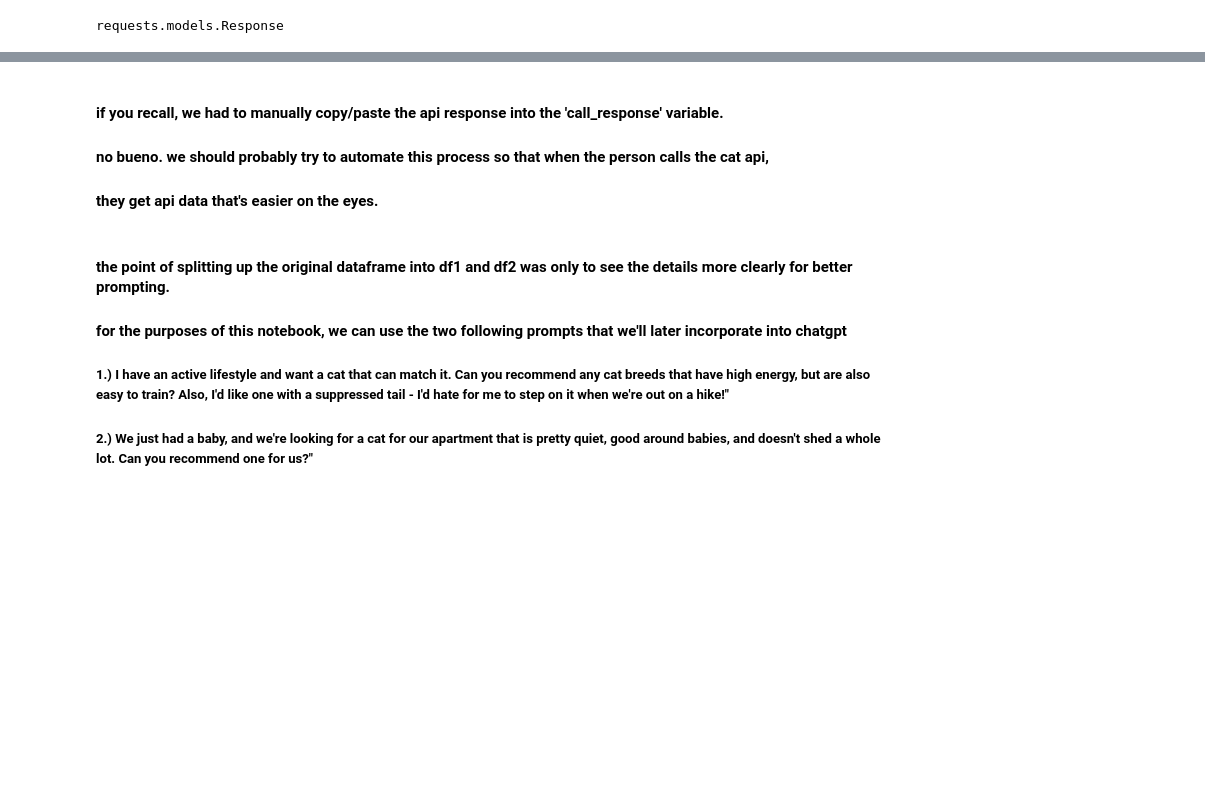
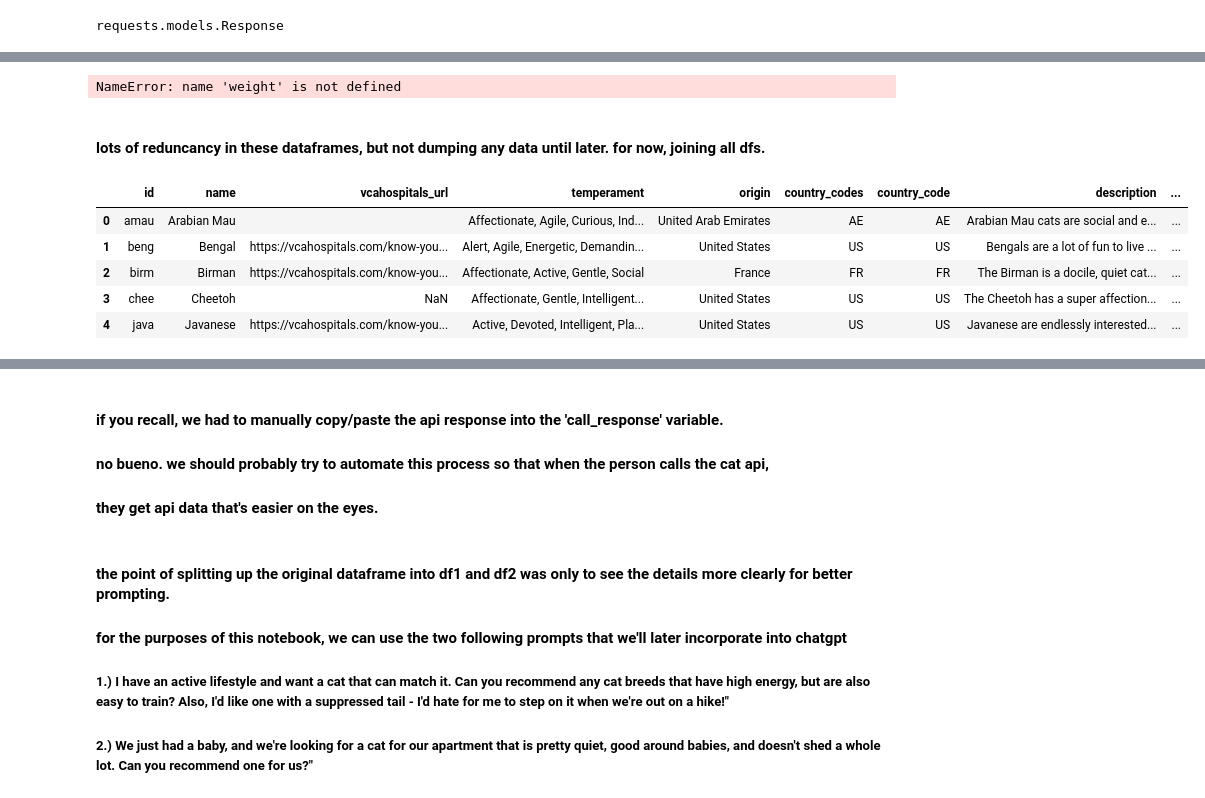
Before and after one commit to npj210mlk/new_api_tutorial, a Jupyter notebook: cat_chat.ipynb, the cells around one changed output, grey strips where cells are left out. Drawn from its saved outputs; the diff is of its cells as text; code cells hidden in the pictures; blank space fills up the shorter version.

```diff
--- a/cat_chat.ipynb
+++ b/cat_chat.ipynb
@@ -71,0 +174,24 @@ df1
+# %%
+# weight in 'breed_df1' is still being listed as a dictionary. Let's see if we can drop it.
+dropping_weight = ["weight"]
+
+breed_df1 = breed_df1.drop(labels = weight, axis = 1)
+
+breed_df1.head()
+# %% [output]
+NameError: name 'weight' is not defined
+# %% [markdown]
+#### lots of reduncancy in these dataframes, but not dumping any data until later. for now, joining all dfs.
+# %%
+# using pd.concat()
+
+master_df1 = pd.concat([api_df1, breed_df1, breed_df2], ignore_index = True)
+
+master_df1.head()
+# %% [output]
+|  | id | name | vcahospitals_url | temperament | origin | country_codes | country_code | description | ... |
+| 0 | amau | Arabian Mau |  | Affectionate, Agile, Curious, Ind... | United Arab Emirates | AE | AE | Arabian Mau cats are social and e... | ... |
+| 1 | beng | Bengal | https://vcahospitals.com/know-you... | Alert, Agile, Energetic, Demandin... | United States | US | US | Bengals are a lot of fun to live ... | ... |
+| 2 | birm | Birman | https://vcahospitals.com/know-you... | Affectionate, Active, Gentle, Social | France | FR | FR | The Birman is a docile, quiet cat... | ... |
+| 3 | chee | Cheetoh | NaN | Affectionate, Gentle, Intelligent... | United States | US | US | The Cheetoh has a super affection... | ... |
+| 4 | java | Javanese | https://vcahospitals.com/know-you... | Active, Devoted, Intelligent, Pla... | United States | US | US | Javanese are endlessly interested... | ... |
```
Also changed, not shown: parts of 22 cells of this notebook, 1 other file.
